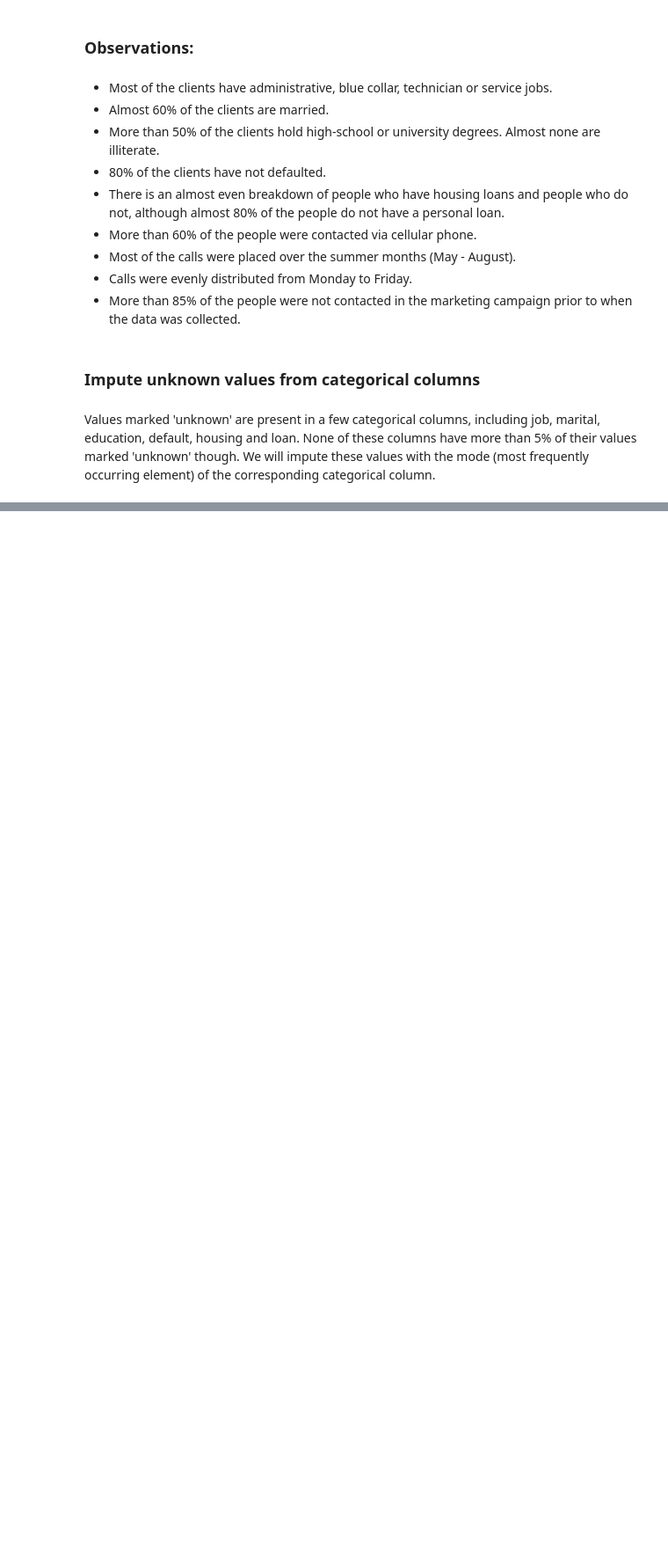
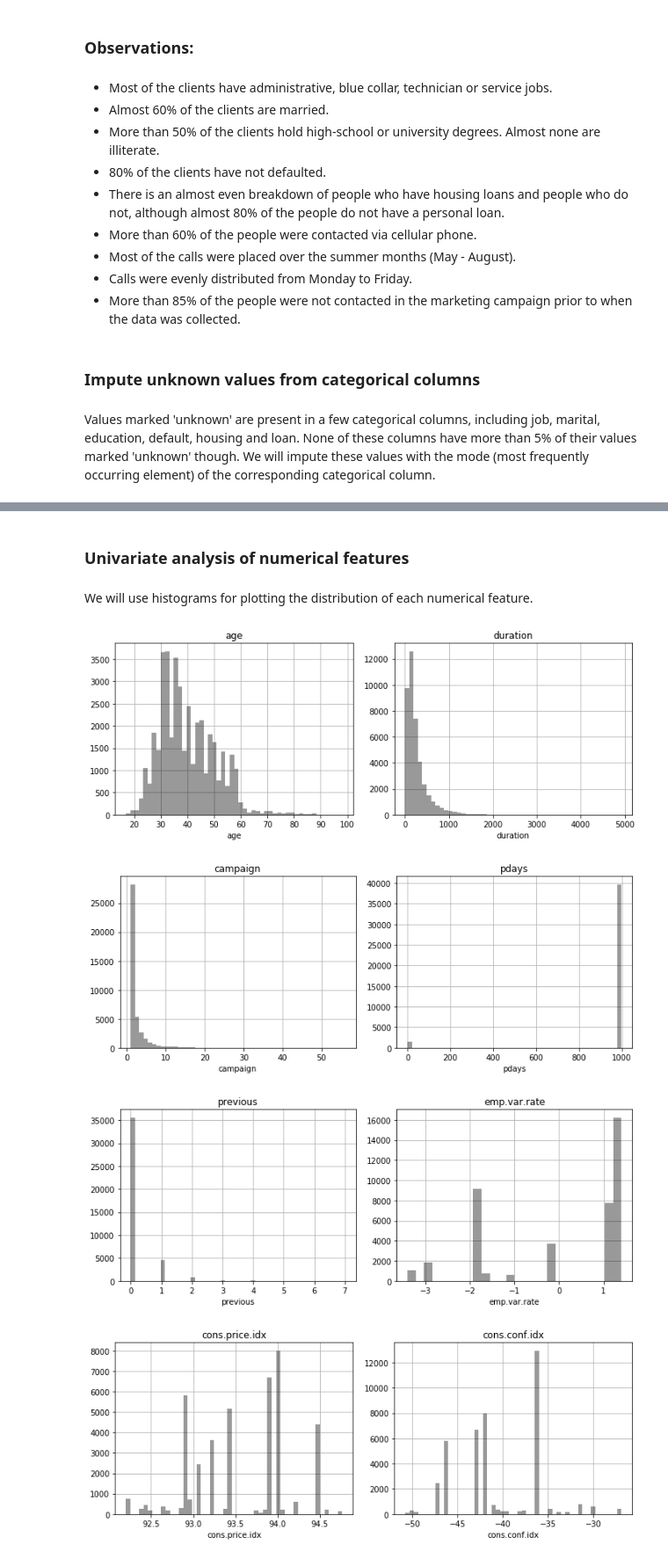
Before and after one commit to ahanagangopadhyay/improving-bank-telemarketing-campaigns, a Jupyter notebook: codes/Exploratory_data_analysis.ipynb, the cells around one changed output, grey strips where cells are left out. Shown: that part at 88% size. Cells and saved outputs as stored; diff of their text form; code cells hidden in the pictures; blank space fills up the shorter version.

```diff
--- a/codes/Exploratory_data_analysis.ipynb
+++ b/codes/Exploratory_data_analysis.ipynb
@@ -224,0 +258,27 @@ df_x.head()
+# %% [markdown]
+### Univariate analysis of numerical features
+# %% [markdown]
+We will use histograms for plotting the distribution of each numerical feature.
+# %%
+for i in range(0, len(numerical_columns), 2):
+    if i!=len(numerical_columns)-1:
+        plt.figure(figsize=(10,4))
+        plt.subplot(121)
+        sns.distplot(df[numerical_columns[i]], kde=False, color='k')
+        plt.title(numerical_columns[i])
+        plt.grid(True)
+        plt.subplot(122)
+        sns.distplot(df[numerical_columns[i+1]], kde=False, color='k')
+        plt.title(numerical_columns[i+1])
+        plt.tight_layout()
+        plt.grid(True)
+        plt.show()
+    else:
+        sns.distplot(df[numerical_columns[i]], kde=False, color='k')
+        plt.title(numerical_columns[i])
+        plt.grid(True)
+# %% [output]
+[figure, added]
+[figure, added]
+[figure, added]
+[figure, added]
```
Also changed, not shown: parts of 22 cells of this notebook.
